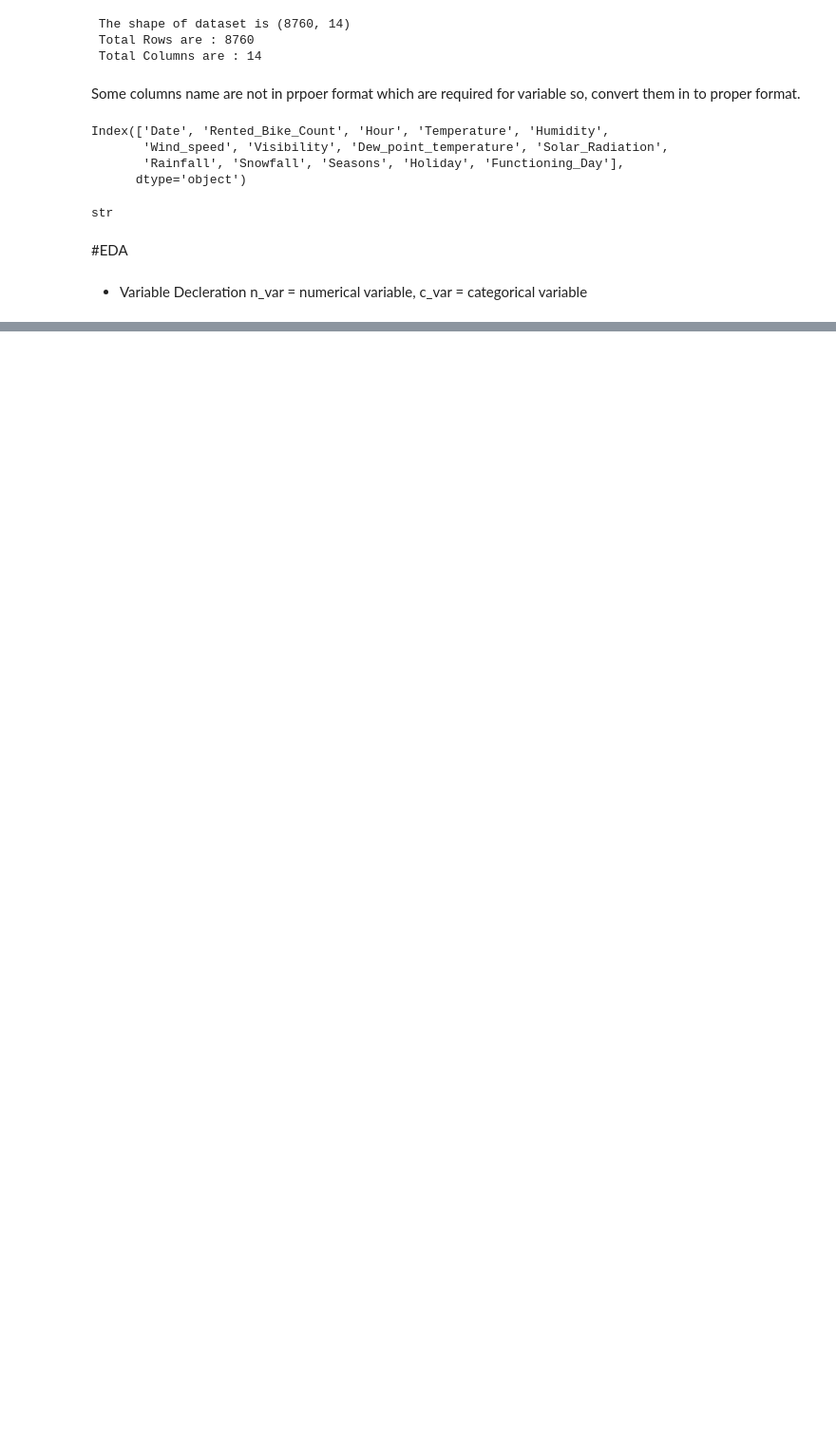
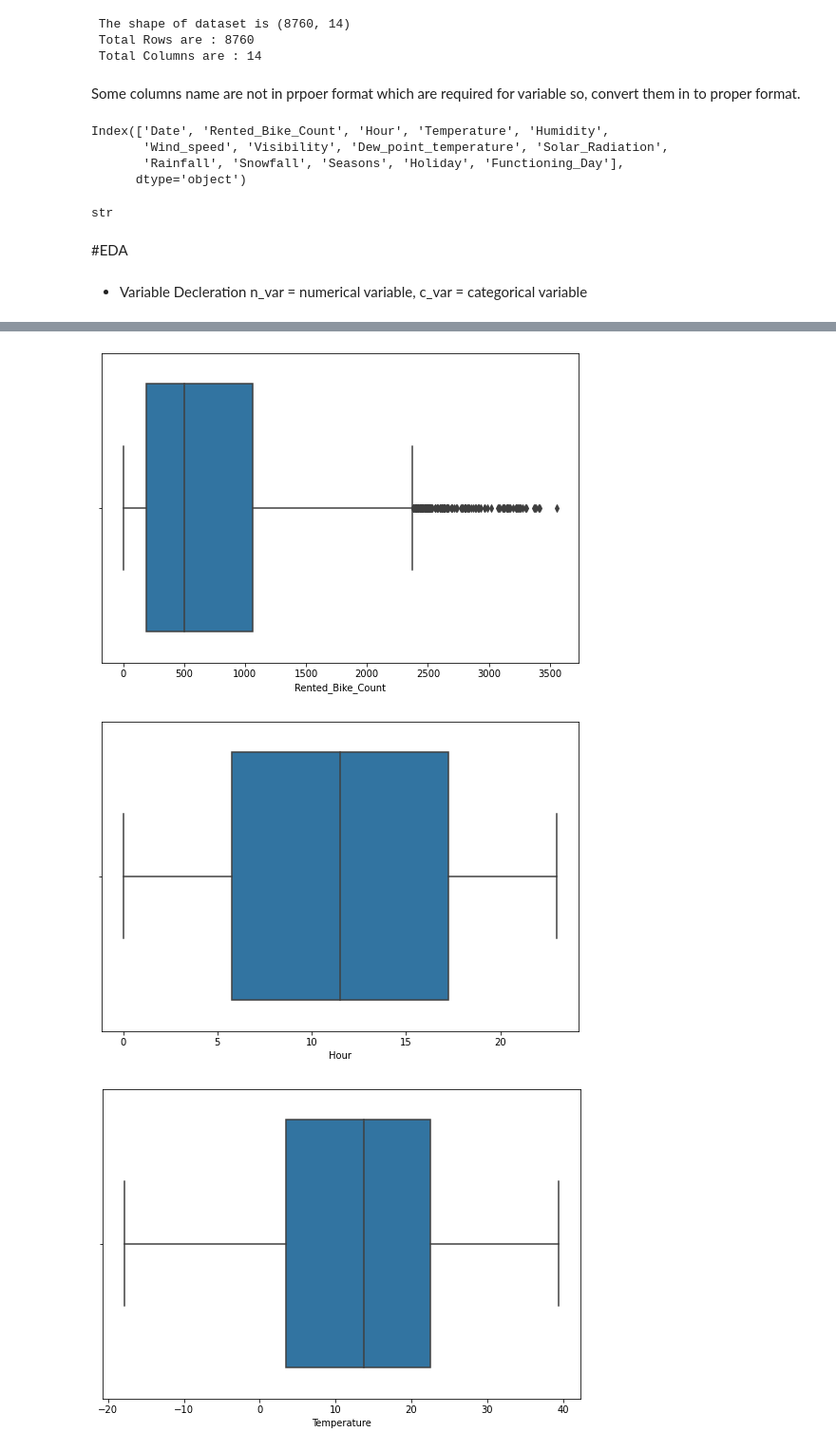
Before and after one commit to SujitbMusale/Supervised-ML-Regression--Seoul-Bike-Sharing-Demand-Prediction, a Jupyter notebook: Copy_of_Bike_Sharing_Demand_Prediction_Capstone_Project.ipynb, the cells around one changed output, grey strips where cells are left out. Shown at 95% size. Drawn from its saved outputs; the diff is of its cells as text; code cells hidden in the pictures; blank space fills up the shorter version.

```diff
--- a/Copy_of_Bike_Sharing_Demand_Prediction_Capstone_Project.ipynb
+++ b/Copy_of_Bike_Sharing_Demand_Prediction_Capstone_Project.ipynb
@@ -194,0 +203,10 @@ for var in c_var:
+# %%
+# lets plot the box plot to check the outliers avilable in numeric data.
+for var in n_var:
+    fig = plt.figure(figsize=(9, 6))
+    ax = fig.gca()
+    sns.boxplot(x=Bike_data[var])
+# %% [output]
+[figure, added]
+[figure, added]
+[figure, added]
```
Also changed, not shown: parts of 16 cells of this notebook.
